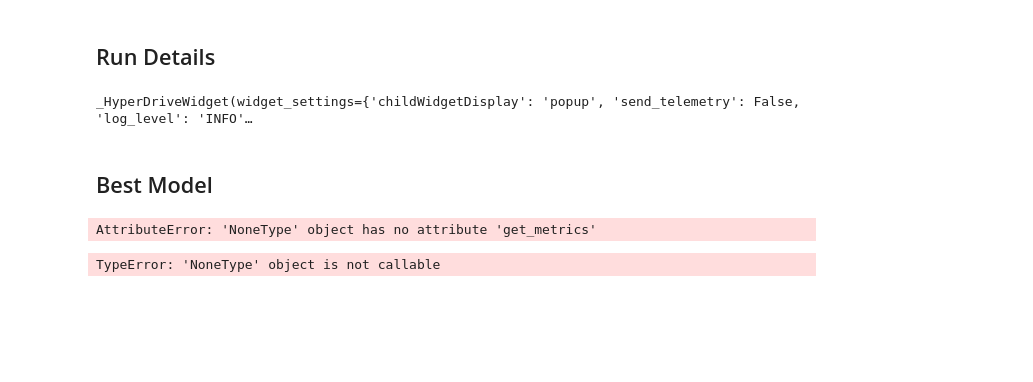
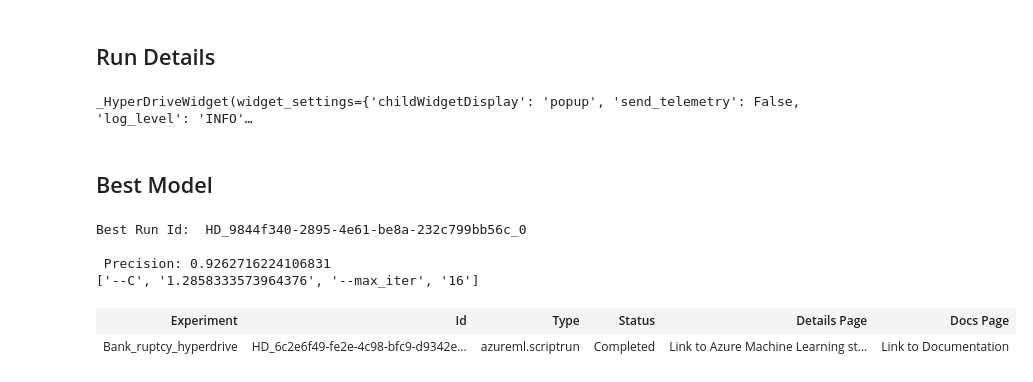
Before and after one commit to agshiv92/Company-Bankruptcy-Prediction, a Jupyter notebook: hyperparameter_tuning.ipynb, the cells around one changed output. Drawn from its saved outputs; the diff is of its cells as text; code cells hidden in the pictures; blank space fills up the shorter version.

```diff
--- a/hyperparameter_tuning.ipynb
+++ b/hyperparameter_tuning.ipynb
@@ -107,10 +107,10 @@ source = ScriptRunConfig(source_directory='.',
 hyperdrive_config = HyperDriveConfig(run_config = source,
                              hyperparameter_sampling=ps,
                              policy = early_termination_policy,
-                             primary_metric_name = "average_precision_score_weighted",
+                             primary_metric_name = "Precision",
                              primary_metric_goal = PrimaryMetricGoal.MAXIMIZE,
-                             max_total_runs = 8,
-                             max_concurrent_runs = 4)
+                             max_total_runs = 1,
+                             max_concurrent_runs = 1)
 # %%
 hyperdrive_run = experiment.submit(hyperdrive_config)
 # %% [markdown]
@@ -128,7 +128,7 @@ best_run_metrics = best_run.get_metrics()
 
 # Details about the best run
 print('Best Run Id: ', best_run.id)
-print('\n Accuracy:', best_run_metrics['average_precision_score_weighted'])
+print('\n Precision:', best_run_metrics['Precision'])
 print(best_run.get_details()['runDefinition']['arguments'])
 
 os.makedirs('outputs', exist_ok=True)
@@ -136,10 +136,15 @@ os.makedirs('outputs', exist_ok=True)
 # Registering the model
 best_run.download_file("outputs/model.joblib","./outputs/model.joblib")
 model=best_run.register_model(model_name='model',model_path='outputs/model.joblib',tags={'Training context':'Hyperdrive'},
-                        properties={'Precision': best_run_metrics['average_precision_score_weighted']})
+                        properties={'Precision': best_run_metrics['Precision']})
 # %% [output]
-AttributeError: 'NoneType' object has no attribute 'get_metrics'
+Best Run Id:  HD_9844f340-2895-4e61-be8a-232c799bb56c_0
+
+ Precision: 0.9262716224106831
+['--C', '1.2858333573964376', '--max_iter', '16']
-# %%
-best_run()
-# %% [output]
-TypeError: 'NoneType' object is not callable
+# %%
+
+best_run
+# %% [output]
+| Experiment | Id | Type | Status | Details Page | Docs Page |
+| Bank_ruptcy_hyperdrive | HD_6c2e6f49-fe2e-4c98-bfc9-d9342e... | azureml.scriptrun | Completed | Link to Azure Machine Learning st... | Link to Documentation |
```
Also changed, not shown: 1 other file.
